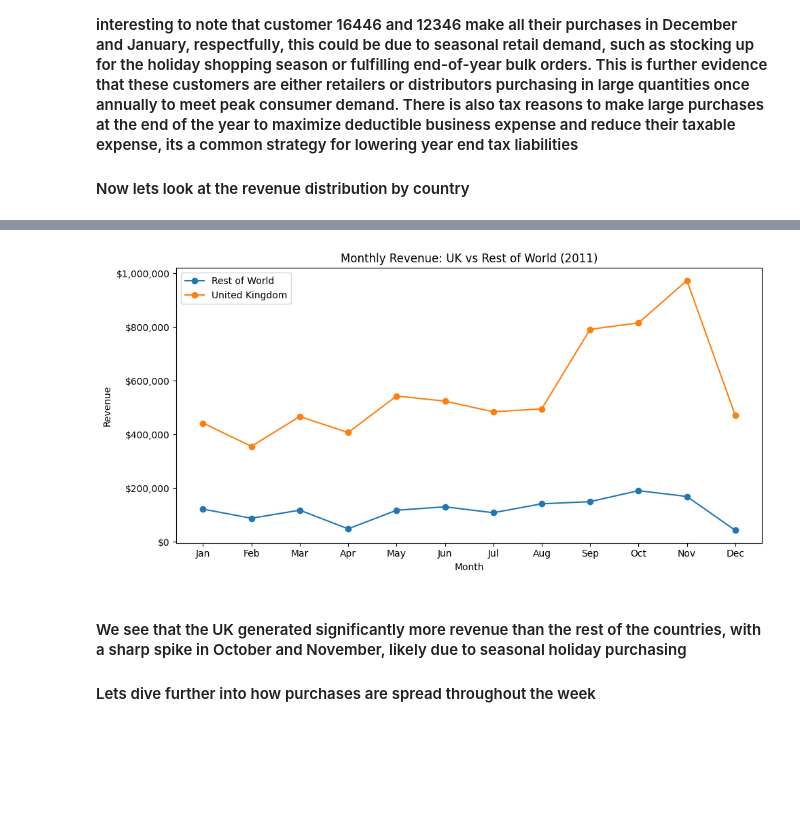
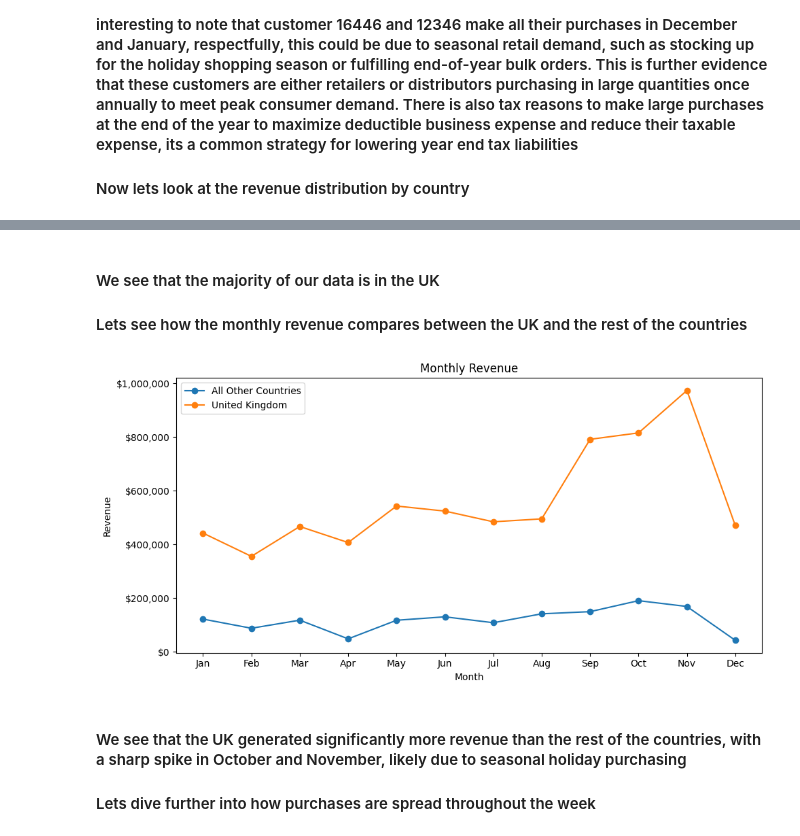
Before and after one commit to ruslanmaystrenko/Retail_Analysis, a Jupyter notebook: Retail_Sales_Modeling.ipynb, the cells around one changed output, grey strips where cells are left out. Saved outputs shown, nothing was run; the diff lists cells and outputs as text; code cells hidden in the pictures; blank space fills up the shorter version.

```diff
--- a/Retail_Sales_Modeling.ipynb
+++ b/Retail_Sales_Modeling.ipynb
@@ -372,22 +387,26 @@ plt.show()
+# %% [markdown]
+#### We see that the majority of our data is in the UK
+
+#### Lets see how the monthly revenue compares between the UK and the rest of the countries
 # %%
 df_2011 = df_purchase[df_purchase.Year == 2011]
 monthly_uk_vs_world = df_2011.groupby([
     df_2011.Country == 'United Kingdom',
     'Month'
 ])['Revenue'].sum().unstack(0)
-monthly_uk_vs_world.columns = ['Rest of World', 'United Kingdom']
+monthly_uk_vs_world.columns = ['All Other Countries', 'United Kingdom']
 
-ax = monthly_uk_vs_world.plot(figsize=(10, 5), marker='o', title='Monthly Revenue: UK vs Rest of World (2011)')
+ax = monthly_uk_vs_world.plot(figsize=(10, 5), marker='o', title='Monthly Revenue')
 plt.xlabel('Month')
 plt.ylabel('Revenue')
 plt.xticks(ticks=range(1, 13), labels=['Jan', 'Feb', 'Mar', 'Apr', 'May', 'Jun',
                                        'Jul', 'Aug', 'Sep', 'Oct', 'Nov', 'Dec'])
 ax.yaxis.set_major_formatter(FuncFormatter(lambda x, _: f'${x:,.0f}'))
 plt.legend()
 plt.tight_layout()
 plt.show()
 # %% [output]
-[figure, old version]
+[figure, new version]
 # %% [markdown]
 #### We see that the UK generated significantly more revenue than the rest of the countries, with a sharp spike in October and November, likely due to seasonal holiday purchasing
 
```
Also changed, not shown: parts of 7 cells of this notebook, 1 other file.
